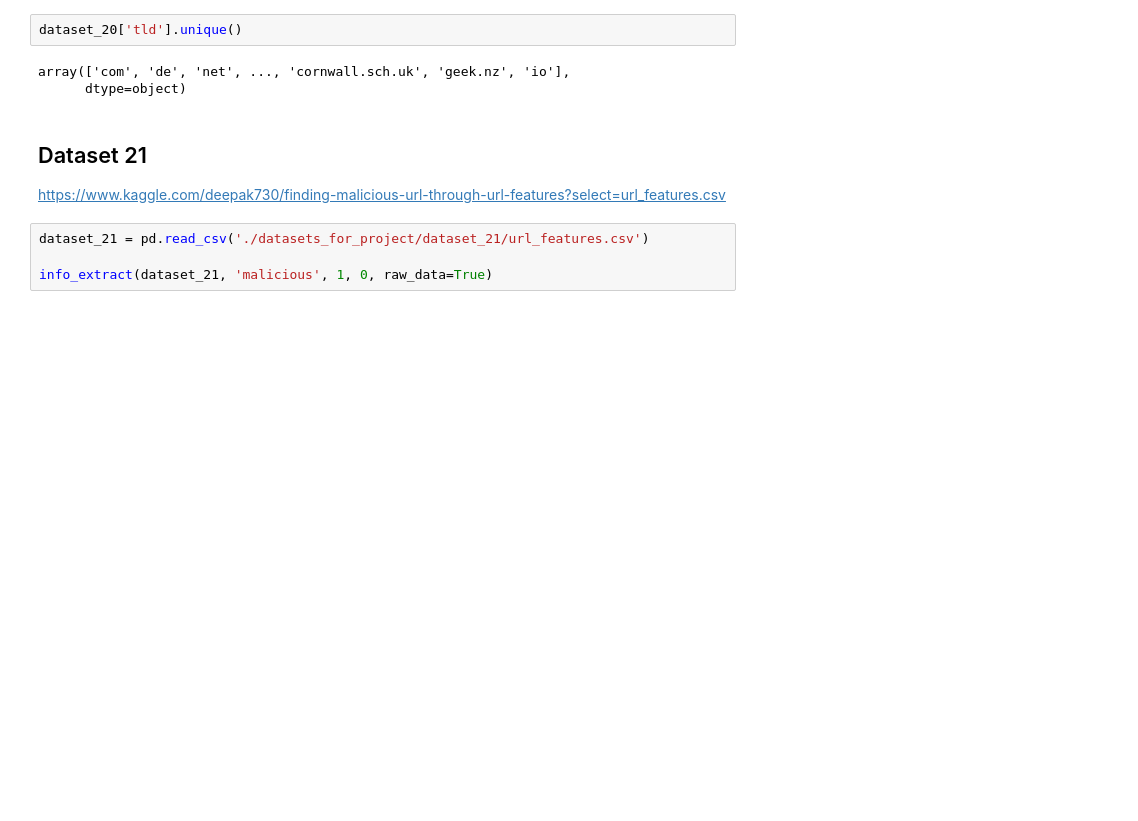
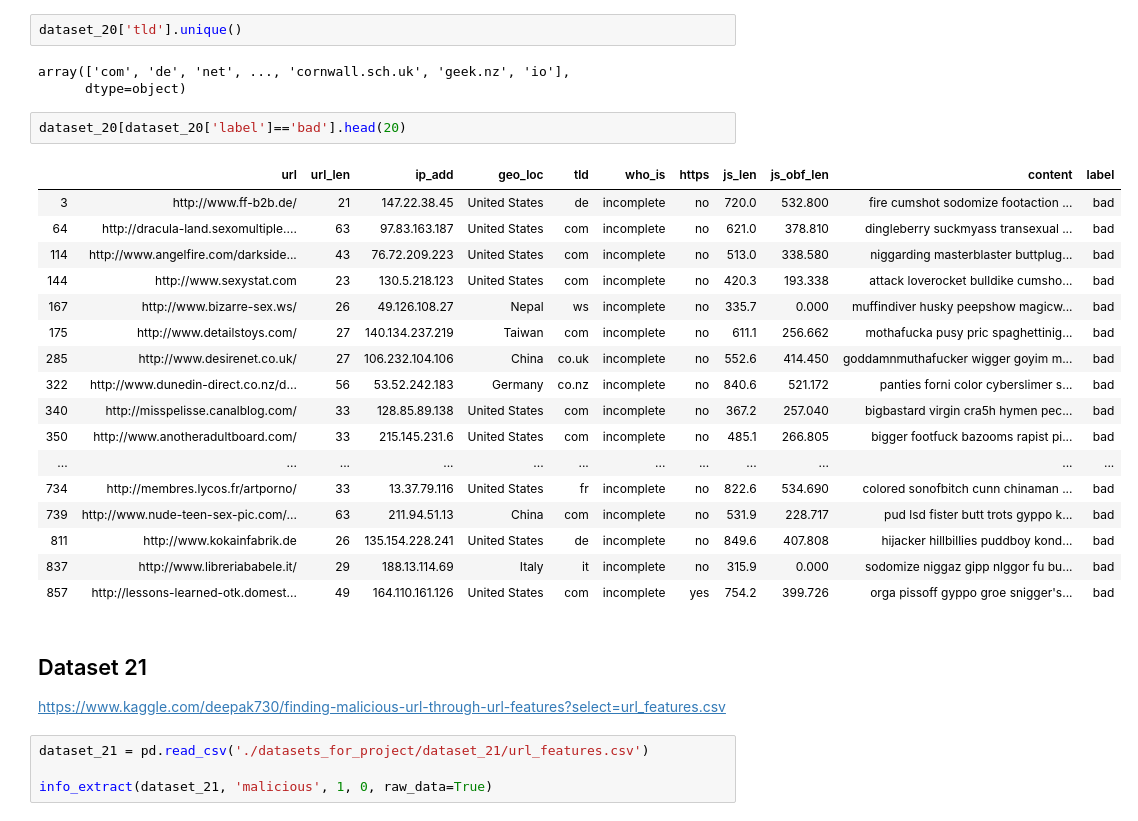
Before and after one commit to AhmadChaiban/Malicious-Website-Feature-Study, a Jupyter notebook: Dataset_notebook.ipynb, the cells around one changed output. Drawn from its saved outputs; the diff is of its cells as text; blank space fills up the shorter version.

```diff
--- a/Dataset_notebook.ipynb
+++ b/Dataset_notebook.ipynb
@@ -667,6 +667,26 @@ dataset_20['tld'].unique()
 # %% [output]
 array(['com', 'de', 'net', ..., 'cornwall.sch.uk', 'geek.nz', 'io'],
       dtype=object)
+# %%
+dataset_20[dataset_20['label']=='bad'].head(20)
+# %% [output]
+|  | url | url_len | ip_add | geo_loc | tld | who_is | https | js_len | js_obf_len | content | label |
+| 3 | http://www.ff-b2b.de/ | 21 | 147.22.38.45 | United States | de | incomplete | no | 720.0 | 532.800 | fire cumshot sodomize footaction ... | bad |
+| 64 | http://dracula-land.sexomultiple.... | 63 | 97.83.163.187 | United States | com | incomplete | no | 621.0 | 378.810 | dingleberry suckmyass transexual ... | bad |
+| 114 | http://www.angelfire.com/darkside... | 43 | 76.72.209.223 | United States | com | incomplete | no | 513.0 | 338.580 | niggarding masterblaster buttplug... | bad |
+| 144 | http://www.sexystat.com | 23 | 130.5.218.123 | United States | com | incomplete | no | 420.3 | 193.338 | attack loverocket bulldike cumsho... | bad |
+| 167 | http://www.bizarre-sex.ws/ | 26 | 49.126.108.27 | Nepal | ws | incomplete | no | 335.7 | 0.000 | muffindiver husky peepshow magicw... | bad |
+| 175 | http://www.detailstoys.com/ | 27 | 140.134.237.219 | Taiwan | com | incomplete | no | 611.1 | 256.662 | mothafucka pusy pric spaghettinig... | bad |
+| 285 | http://www.desirenet.co.uk/ | 27 | 106.232.104.106 | China | co.uk | incomplete | no | 552.6 | 414.450 | goddamnmuthafucker wigger goyim m... | bad |
+| 322 | http://www.dunedin-direct.co.nz/d... | 56 | 53.52.242.183 | Germany | co.nz | incomplete | no | 840.6 | 521.172 | panties forni color cyberslimer s... | bad |
+| 340 | http://misspelisse.canalblog.com/ | 33 | 128.85.89.138 | United States | com | incomplete | no | 367.2 | 257.040 | bigbastard virgin cra5h hymen pec... | bad |
+| 350 | http://www.anotheradultboard.com/ | 33 | 215.145.231.6 | United States | com | incomplete | no | 485.1 | 266.805 | bigger footfuck bazooms rapist pi... | bad |
+| ... | ... | ... | ... | ... | ... | ... | ... | ... | ... | ... | ... |
+| 734 | http://membres.lycos.fr/artporno/ | 33 | 13.37.79.116 | United States | fr | incomplete | no | 822.6 | 534.690 | colored sonofbitch cunn chinaman ... | bad |
+| 739 | http://www.nude-teen-sex-pic.com/... | 63 | 211.94.51.13 | China | com | incomplete | no | 531.9 | 228.717 | pud lsd fister butt trots gyppo k... | bad |
+| 811 | http://www.kokainfabrik.de | 26 | 135.154.228.241 | United States | de | incomplete | no | 849.6 | 407.808 | hijacker hillbillies puddboy kond... | bad |
+| 837 | http://www.libreriababele.it/ | 29 | 188.13.114.69 | Italy | it | incomplete | no | 315.9 | 0.000 | sodomize niggaz gipp nlggor fu bu... | bad |
+| 857 | http://lessons-learned-otk.domest... | 49 | 164.110.161.126 | United States | com | incomplete | yes | 754.2 | 399.726 | orga pissoff gyppo groe snigger's... | bad |
 # %% [markdown]
 ## Dataset 21
 
```
Also changed, not shown: 2 other files.
